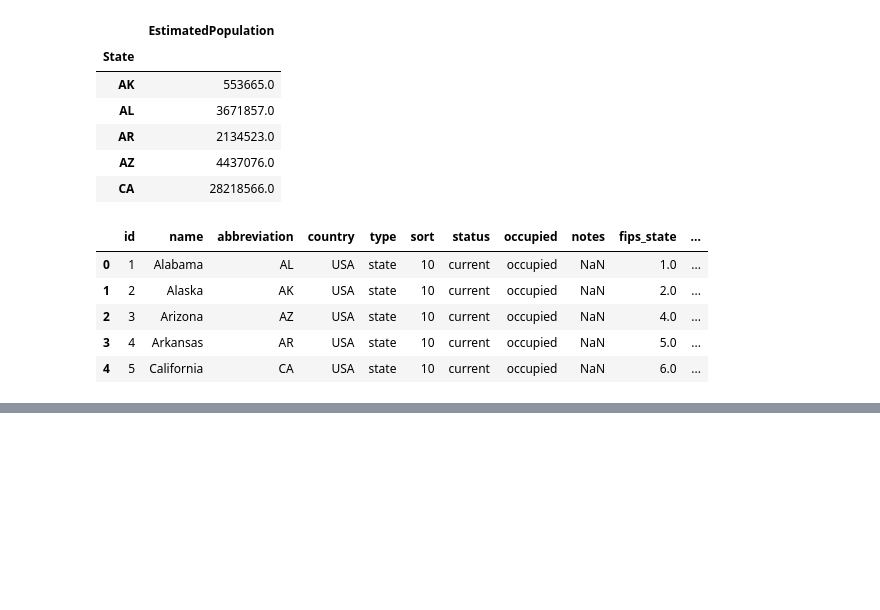
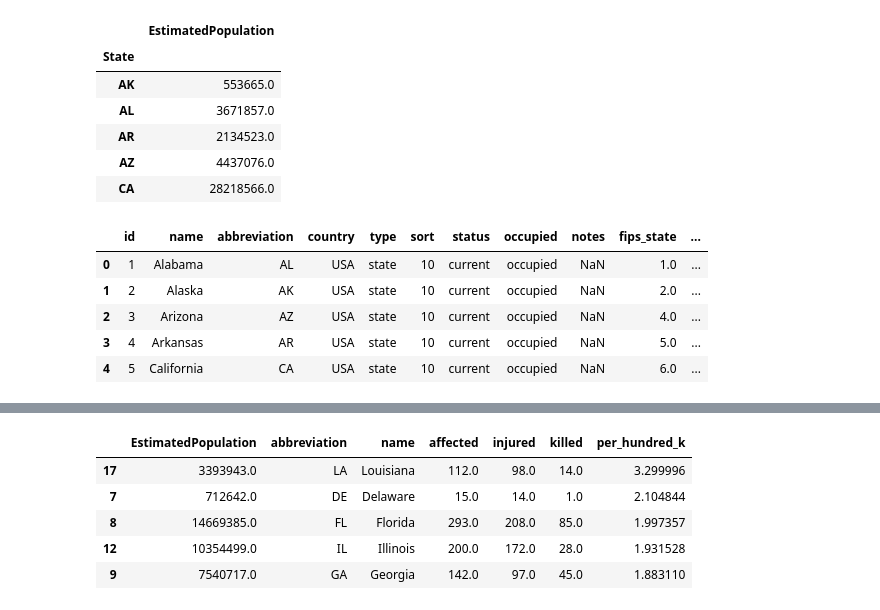
Before and after one commit to Utah-Data-Science/data_exploration_toolkit, a Jupyter notebook: presentations/Team Whitefish.ipynb, the cells around one changed output, grey strips where cells are left out. Saved outputs shown, nothing was run; the diff lists cells and outputs as text; code cells hidden in the pictures; blank space fills up the shorter version.

```diff
--- a/presentations/Team Whitefish.ipynb
+++ b/presentations/Team Whitefish.ipynb
@@ -121,0 +127,16 @@ TypeError: object of type 'NoneType' has no len()
+# %%
+def per_hundred_k(row):
+    return(row.affected / row.EstimatedPopulation) * 100000
+
+per_capita_impact = pd.merge(populated_states, impact, left_on='name', right_index='State', how='left')
+per_capita_impact.fillna(0, inplace=True)
+per_capita_impact['per_hundred_k'] = per_capita_impact.apply(per_hundred_k, axis=1)
+per_capita_impact = per_capita_impact.sort_values(by=['per_hundred_k'], ascending=False)
+per_capita_impact.head()
+# %% [output]
+|  | EstimatedPopulation | abbreviation | name | affected | injured | killed | per_hundred_k |
+| 17 | 3393943.0 | LA | Louisiana | 112.0 | 98.0 | 14.0 | 3.299996 |
+| 7 | 712642.0 | DE | Delaware | 15.0 | 14.0 | 1.0 | 2.104844 |
+| 8 | 14669385.0 | FL | Florida | 293.0 | 208.0 | 85.0 | 1.997357 |
+| 12 | 10354499.0 | IL | Illinois | 200.0 | 172.0 | 28.0 | 1.931528 |
+| 9 | 7540717.0 | GA | Georgia | 142.0 | 97.0 | 45.0 | 1.883110 |
```
Also changed, not shown: parts of 5 cells of this notebook.
